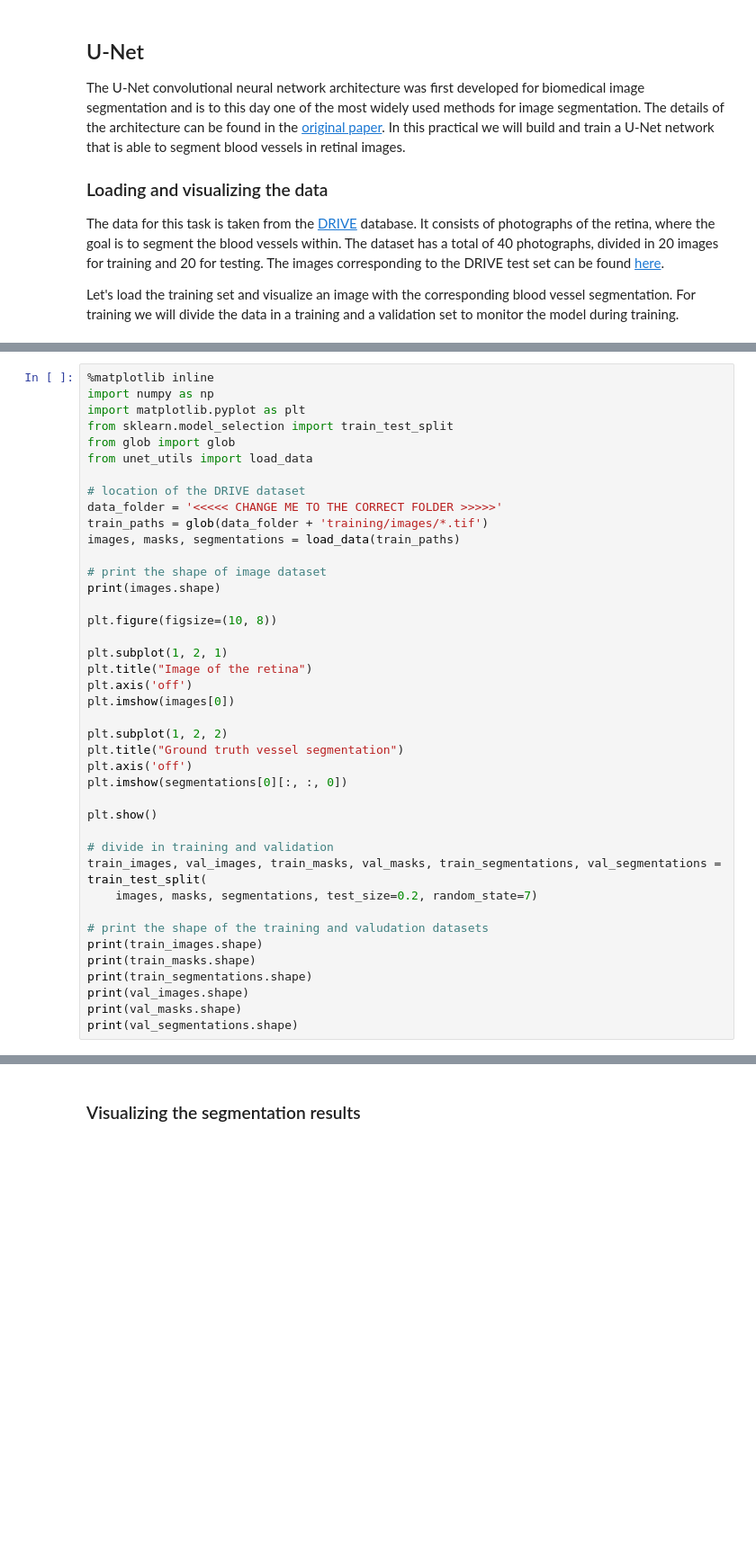
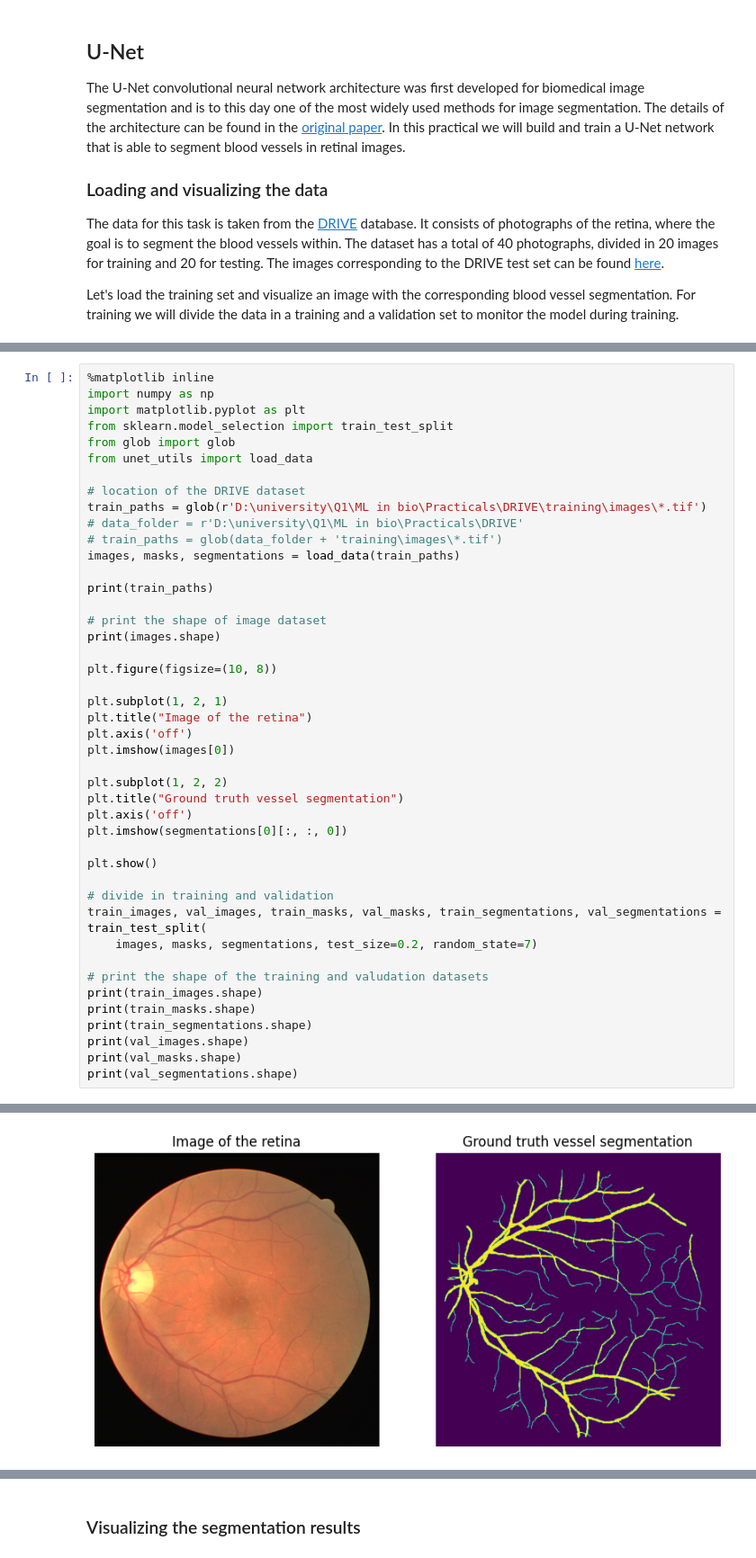
Before and after one commit to SanderBergman02/8dm50-machine-learning, a Jupyter notebook: practicals/week_4.ipynb, the cells around one changed output, grey strips where cells are left out. Shown at 90% size. Cells and saved outputs as stored; diff of their text form; blank space fills up the shorter version.

```diff
--- a/practicals/week_4.ipynb
+++ b/practicals/week_4.ipynb
@@ -161,9 +179,12 @@ from glob import glob
 from unet_utils import load_data
 
 # location of the DRIVE dataset
-data_folder = '<<<<< CHANGE ME TO THE CORRECT FOLDER >>>>>'
-train_paths = glob(data_folder + 'training/images/*.tif')
+train_paths = glob(r'D:\university\Q1\ML in bio\Practicals\DRIVE\training\images\*.tif')
+# data_folder = r'D:\university\Q1\ML in bio\Practicals\DRIVE'
+# train_paths = glob(data_folder + 'training\images\*.tif')
 images, masks, segmentations = load_data(train_paths)
+
+print(train_paths)
 
 # print the shape of image dataset
 print(images.shape)
@@ -198,0 +220 @@ ERROR: No matching distribution found for unet_utils
+[figure, added]
```
Also changed, not shown: parts of 21 cells of this notebook, 1 other file.
